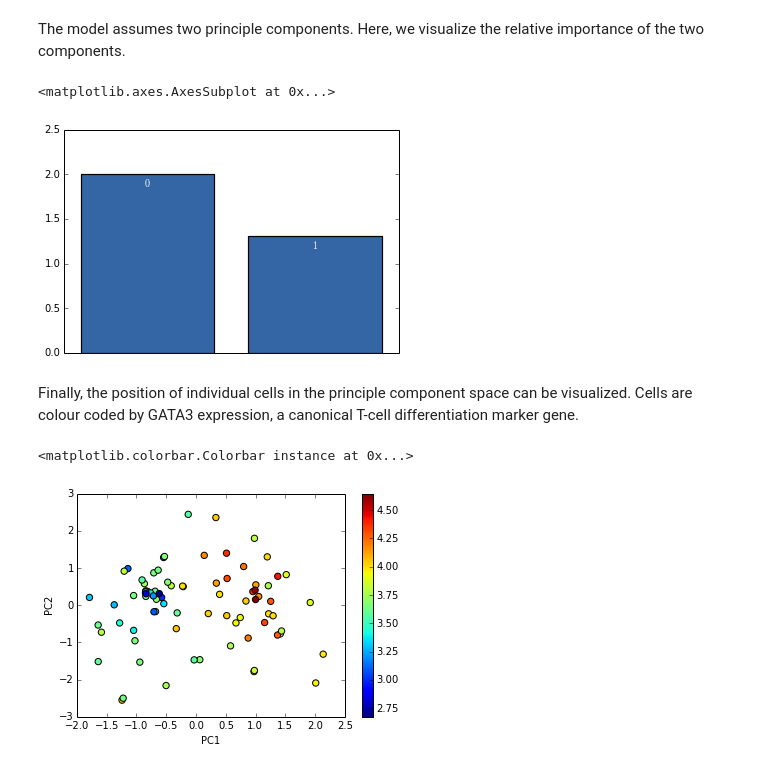
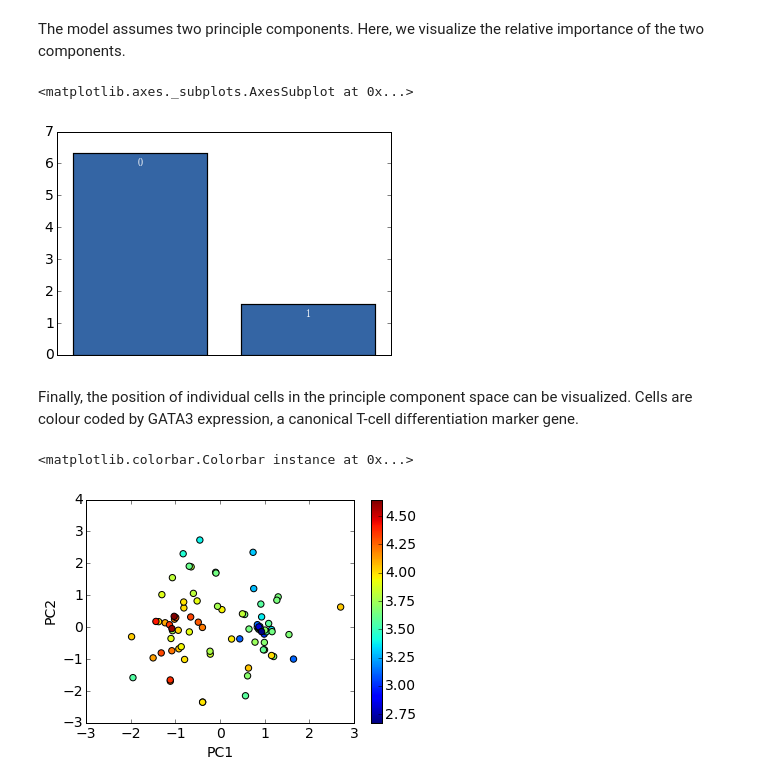
Before and after one commit to PMBio/scLVM, a Jupyter notebook: tutorials/tcell_demo.ipynb, the cells around one changed output. Cells and saved outputs as stored; diff of their text form; code cells hidden in the pictures.

```diff
--- a/tutorials/tcell_demo.ipynb
+++ b/tutorials/tcell_demo.ipynb
@@ -186,6 +200,6 @@ import GPy
 Ystd = Ycorr-Ycorr.mean(0)
 Ystd/=Ystd.std(0)
 input_dim = 2 # How many latent dimensions to use
-kern = GPy.kern.rbf(input_dim,ARD=True) # ARD kernel
+kern = GPy.kern.RBF(input_dim,ARD=True) # ARD kernel
 m = GPy.models.BayesianGPLVM(Ystd, input_dim=input_dim, kernel=kern, num_inducing=40)
-m.optimize('scg', messages=1, max_iters=2000)
+m.optimize('scg', messages=0, max_iters=2000)
@@ -204,16 +208,16 @@ The model assumes two principle components. Here, we visualize the relative impo
 # %%
 m.kern.plot_ARD()
 # %% [output]
-<matplotlib.axes.AxesSubplot at 0x...>
+<matplotlib.axes._subplots.AxesSubplot at 0x...>
-[figure, old version]
+[figure, new version]
 # %% [markdown]
 Finally, the position of individual cells in the principle component space can be visualized. Cells are colour coded by GATA3 expression, a canonical T-cell differentiation marker gene.
 # %%
 i_Gata3 = SP.where(geneID=='ENSMUSG00000015619')
-PL.scatter(m.X[:,0], m.X[:,1], 40, Ycorr[:,i_Gata3])
+PL.scatter(m.X[:,0]['mean'], m.X[:,1]['mean'], 40, Ycorr[:,i_Gata3])
 PL.xlabel('PC1')
 PL.ylabel('PC2')
 PL.colorbar()
 # %% [output]
 <matplotlib.colorbar.Colorbar instance at 0x...>
-[figure, old version]
+[figure, new version]
```
Also changed, not shown: parts of 7 cells of this notebook, 2 other files.
